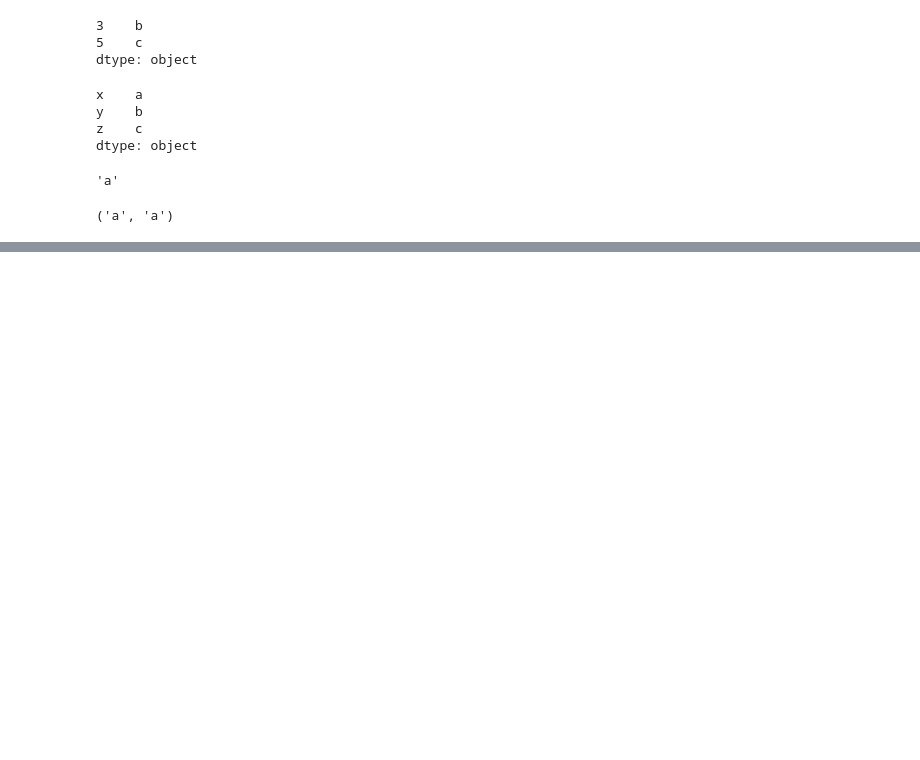
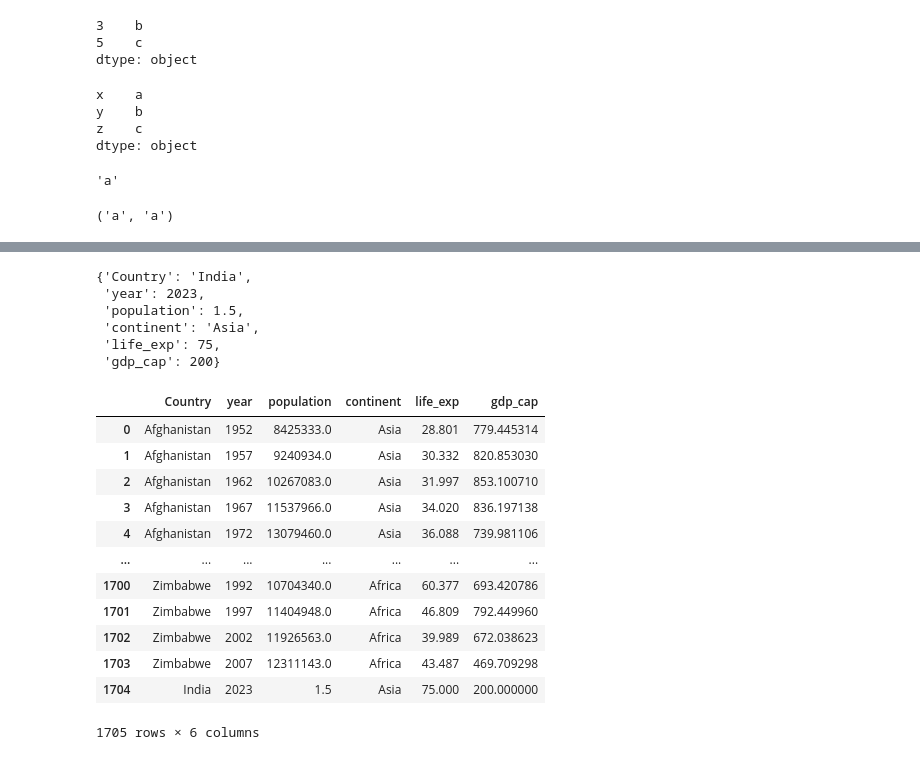
Before and after one commit to VishalDeoPrasad/InterviewBit, a Jupyter notebook: 14. Pandas/Pandas.ipynb, the cells around one changed output, grey strips where cells are left out. Drawn from its saved outputs; the diff is of its cells as text; code cells hidden in the pictures; blank space fills up the shorter version.

```diff
--- a/14. Pandas/Pandas.ipynb
+++ b/14. Pandas/Pandas.ipynb
@@ -271,0 +366,26 @@ data.loc["x"], data.iloc[0]
+# %%
+d = {'Country':'India', 'year':2023, 'population':1.5, 'continent':'Asia', 'life_exp':75, 'gdp_cap':200}
+d
+# %% [output]
+{'Country': 'India',
+ 'year': 2023,
+ 'population': 1.5,
+ 'continent': 'Asia',
+ 'life_exp': 75,
+ 'gdp_cap': 200}
+# %%
+df.append(d, ignore_index=True) #ignore the index of d.
+# %% [output]
+|  | Country | year | population | continent | life_exp | gdp_cap |
+| 0 | Afghanistan | 1952 | 8425333.0 | Asia | 28.801 | 779.445314 |
+| 1 | Afghanistan | 1957 | 9240934.0 | Asia | 30.332 | 820.853030 |
+| 2 | Afghanistan | 1962 | 10267083.0 | Asia | 31.997 | 853.100710 |
+| 3 | Afghanistan | 1967 | 11537966.0 | Asia | 34.020 | 836.197138 |
+| 4 | Afghanistan | 1972 | 13079460.0 | Asia | 36.088 | 739.981106 |
+| ... | ... | ... | ... | ... | ... | ... |
+| 1700 | Zimbabwe | 1992 | 10704340.0 | Africa | 60.377 | 693.420786 |
+| 1701 | Zimbabwe | 1997 | 11404948.0 | Africa | 46.809 | 792.449960 |
+| 1702 | Zimbabwe | 2002 | 11926563.0 | Africa | 39.989 | 672.038623 |
+| 1703 | Zimbabwe | 2007 | 12311143.0 | Africa | 43.487 | 469.709298 |
+| 1704 | India | 2023 | 1.5 | Asia | 75.000 | 200.000000 |
+1705 rows × 6 columns
```
Also changed, not shown: parts of 26 cells of this notebook.
